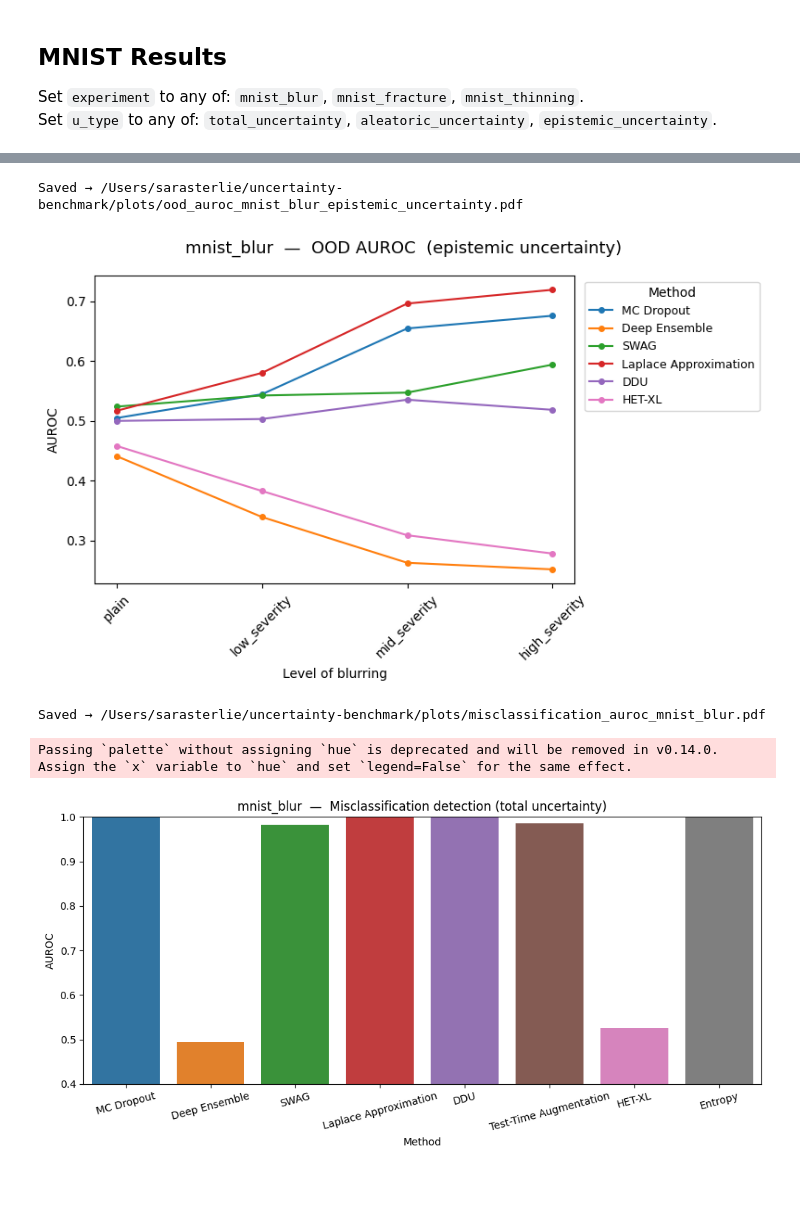
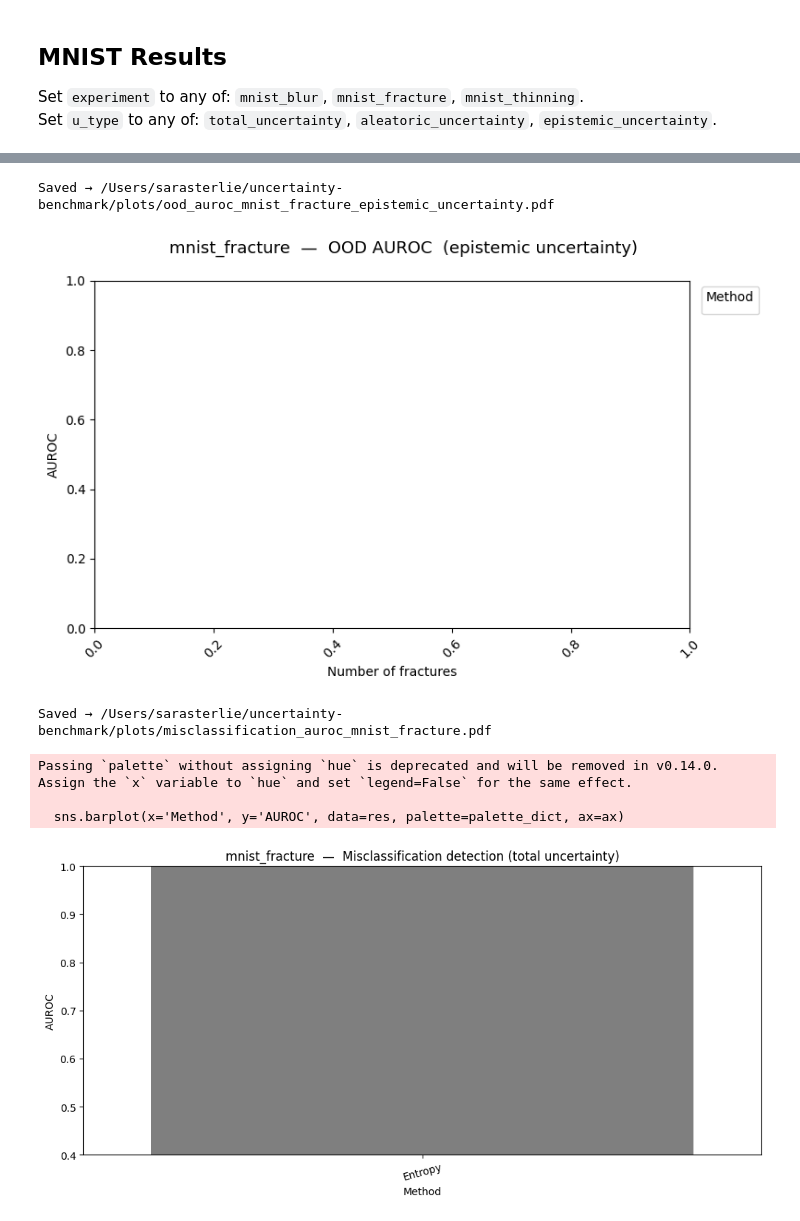
Before and after one commit to sterlie/uncertainty-benchmark, a Jupyter notebook: src/notebook_MNIST.ipynb, the cells around one changed output, grey strips where cells are left out. Cells and saved outputs as stored; diff of their text form; code cells hidden in the pictures; blank space fills up the shorter version.

```diff
--- a/src/notebook_MNIST.ipynb
+++ b/src/notebook_MNIST.ipynb
@@ -45,13 +45,15 @@ Saved → /Users/sarasterlie/uncertainty-benchmark/plots/distribution_mnist_blur
 # %%
 # Plot 3 — OOD-detection AUROC line plot
-plot_ood_auroc('mnist_blur', u_type='epistemic_uncertainty')
+plot_ood_auroc('mnist_fracture', u_type='epistemic_uncertainty')
 # %% [output]
-Saved → /Users/sarasterlie/uncertainty-benchmark/plots/ood_auroc_mnist_blur_epistemic_uncertainty.pdf
+Saved → /Users/sarasterlie/uncertainty-benchmark/plots/ood_auroc_mnist_fracture_epistemic_uncertainty.pdf
-[figure, old version]
+[figure, new version]
 # %%
 # Plot 4 — Misclassification detection AUROC bar chart
-plot_misclassification_auroc('mnist_blur')
+plot_misclassification_auroc('mnist_fracture')
 # %% [output]
-Saved → /Users/sarasterlie/uncertainty-benchmark/plots/misclassification_auroc_mnist_blur.pdf
+Saved → /Users/sarasterlie/uncertainty-benchmark/plots/misclassification_auroc_mnist_fracture.pdf
 Passing `palette` without assigning `hue` is deprecated and will be removed in v0.14.0. Assign the `x` variable to `hue` and set `legend=False` for the same effect.
+
+  sns.barplot(x='Method', y='AUROC', data=res, palette=palette_dict, ax=ax)
-[figure, old version]
+[figure, new version]
```
Also changed, not shown: parts of 2 cells of this notebook, 5 other files.
